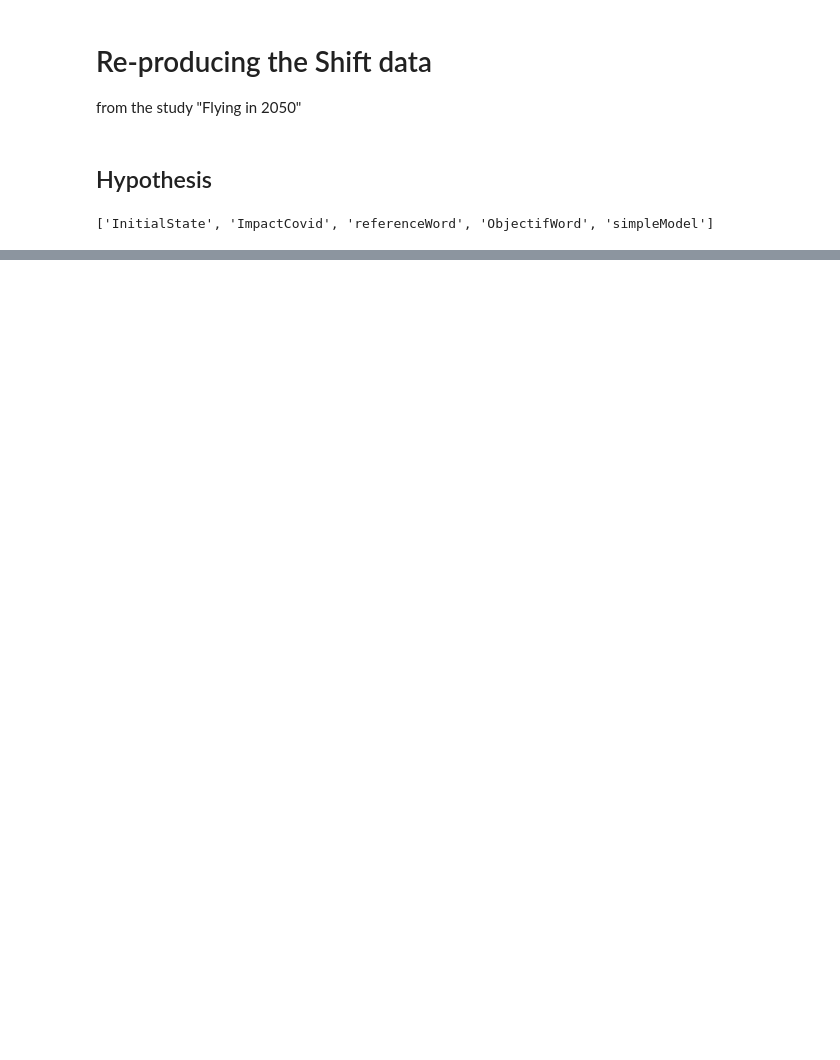
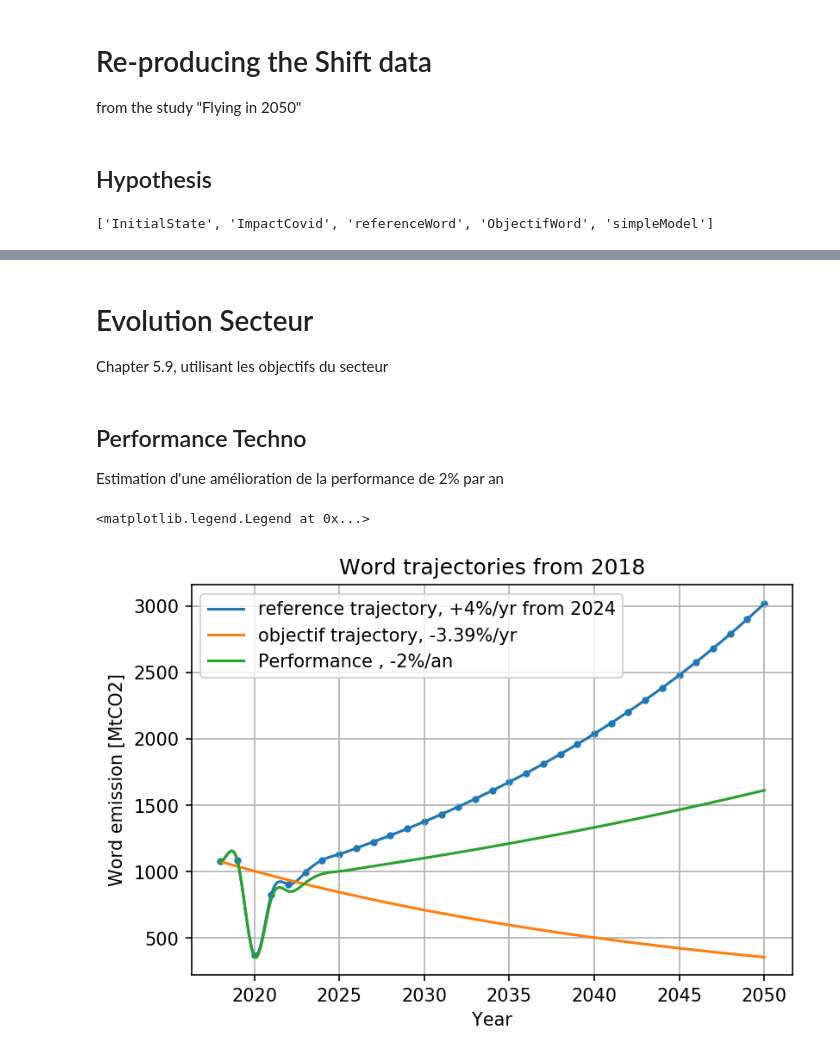
Before and after one commit to antoinetavant/aviation_2050, a Jupyter notebook: shift_data.ipynb, the cells around one changed output, grey strips where cells are left out. Saved outputs shown, nothing was run; the diff lists cells and outputs as text; code cells hidden in the pictures; blank space fills up the shorter version.

```diff
--- a/shift_data.ipynb
+++ b/shift_data.ipynb
@@ -128,0 +83,24 @@ Text(0, 0.5, 'Word emission [MtCO2]')
+# %% [markdown]
+# Evolution Secteur
+
+Chapter 5.9, utilisant les objectifs du secteur
+# %% [markdown]
+## Performance Techno
+
+Estimation d'une amélioration de la performance de 2% par an
+# %%
+perf_techno_year = 0.02
+# %%
+traj_performances_wd = optimisation_traj(trajectory_ref_word, factor_yearly=perf_techno_year)
+traj_altCarb_wd = optimisation_traj(traj_performances_wd, factor=0.5)
+# %%
+
+fig, ax = startFigure(years, trajectory_ref_word)
+spl_perf = make_interp_spline(years, traj_performances_wd, k=3, bc_type=([(1, 0.0)], [(2, 0.0)]))  # type: BSpline
+
+ax.plot(yearsnew, spl_perf(yearsnew), label="Performance , -2%/an")
+
+ax.legend()
+# %% [output]
+<matplotlib.legend.Legend at 0x...>
+[figure, added]
```
Also changed, not shown: parts of 18 cells of this notebook, 2 other files.
